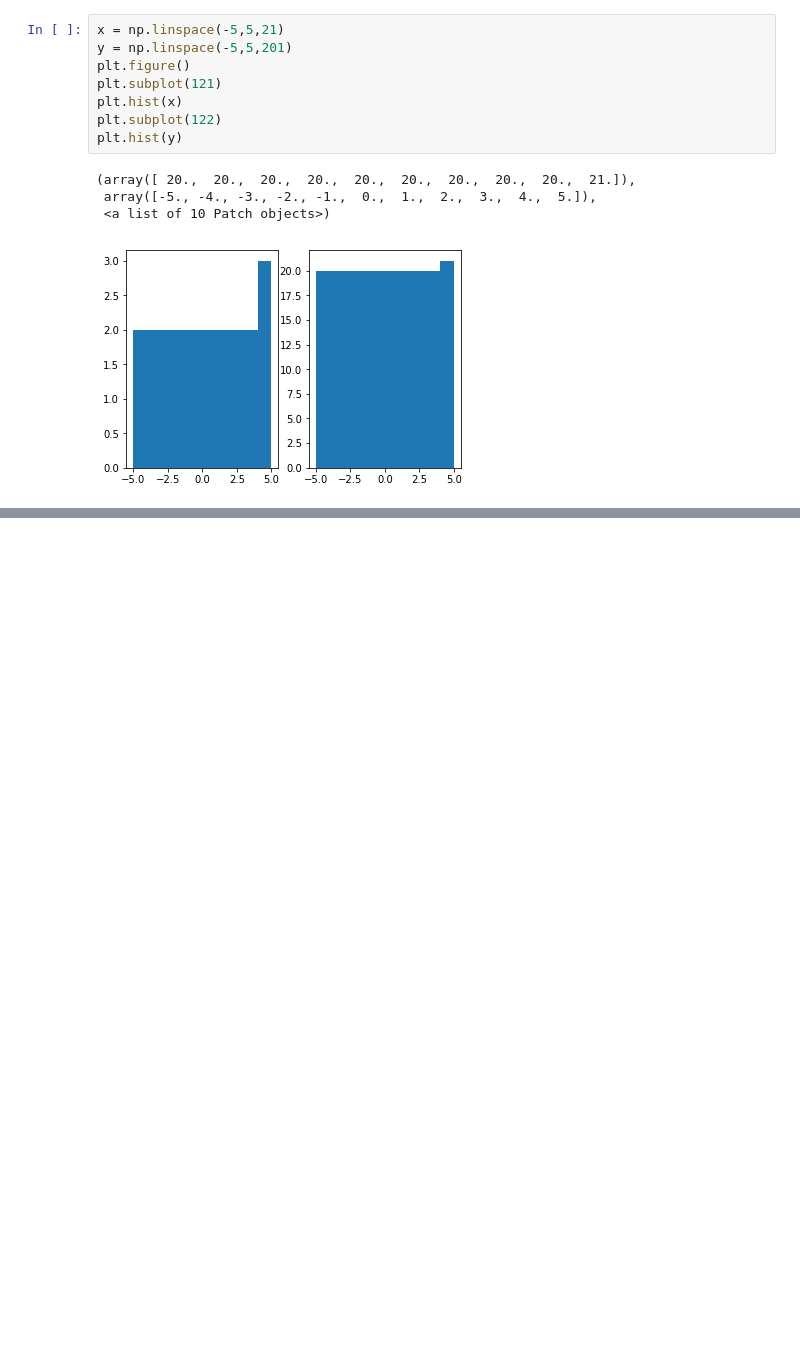
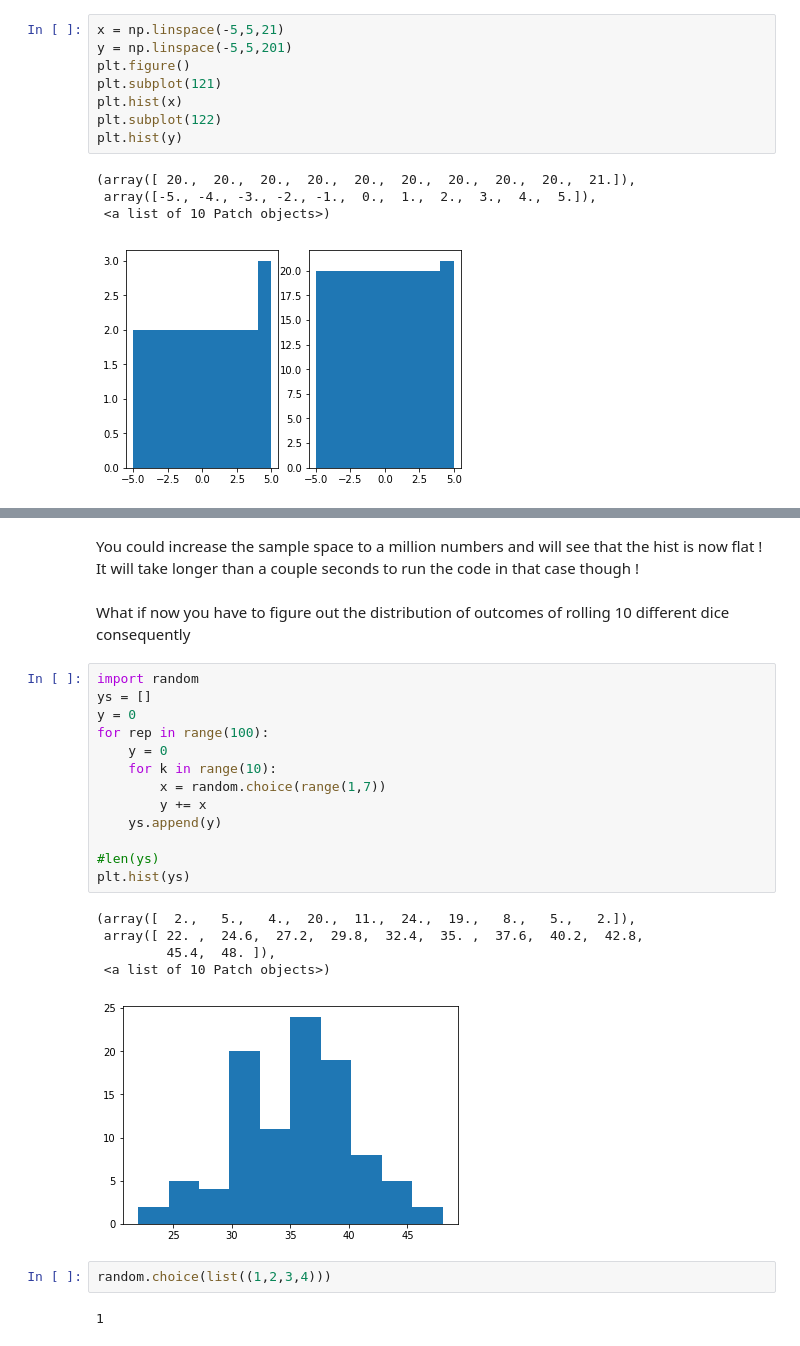
Before and after one commit to nsarode/Python_classNotes, a Jupyter notebook: Matplotlib.ipynb, the cells around one changed output, grey strips where cells are left out. Saved outputs shown, nothing was run; the diff lists cells and outputs as text; blank space fills up the shorter version.

```diff
--- a/Matplotlib.ipynb
+++ b/Matplotlib.ipynb
@@ -361,0 +427,27 @@ plt.subplot(3, 3, 3)
+# %% [markdown]
+You could increase the sample space to a million numbers and will see that the hist is now flat ! It will take longer than a couple seconds to run the code in that case though !
+# %% [markdown]
+What if now you have to figure out the distribution of outcomes of rolling 10 different dice consequently
+# %%
+import random
+ys = []
+y = 0
+for rep in range(100):
+    y = 0
+    for k in range(10):
+        x = random.choice(range(1,7))
+        y += x
+    ys.append(y)
+
+#len(ys)
+plt.hist(ys)
+# %% [output]
+(array([  2.,   5.,   4.,  20.,  11.,  24.,  19.,   8.,   5.,   2.]),
+ array([ 22. ,  24.6,  27.2,  29.8,  32.4,  35. ,  37.6,  40.2,  42.8,
+         45.4,  48. ]),
+ <a list of 10 Patch objects>)
+[figure, added]
+# %%
+random.choice(list((1,2,3,4)))
+# %% [output]
+1
```
Also changed, not shown: parts of 33 cells of this notebook.
